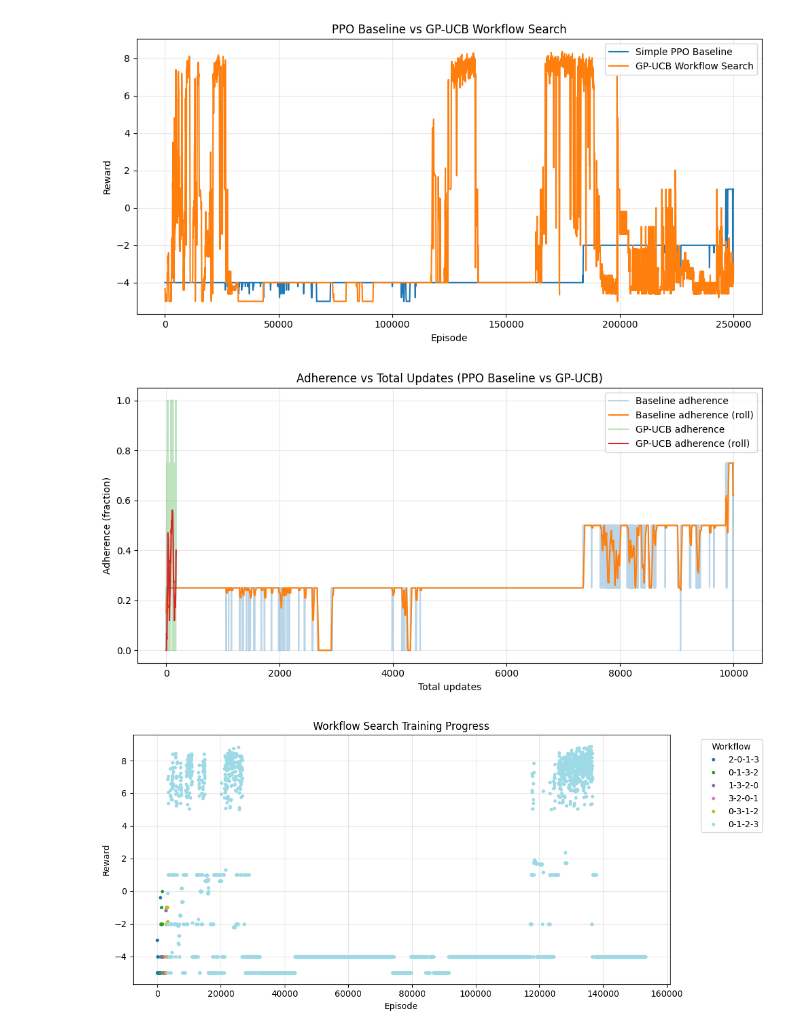
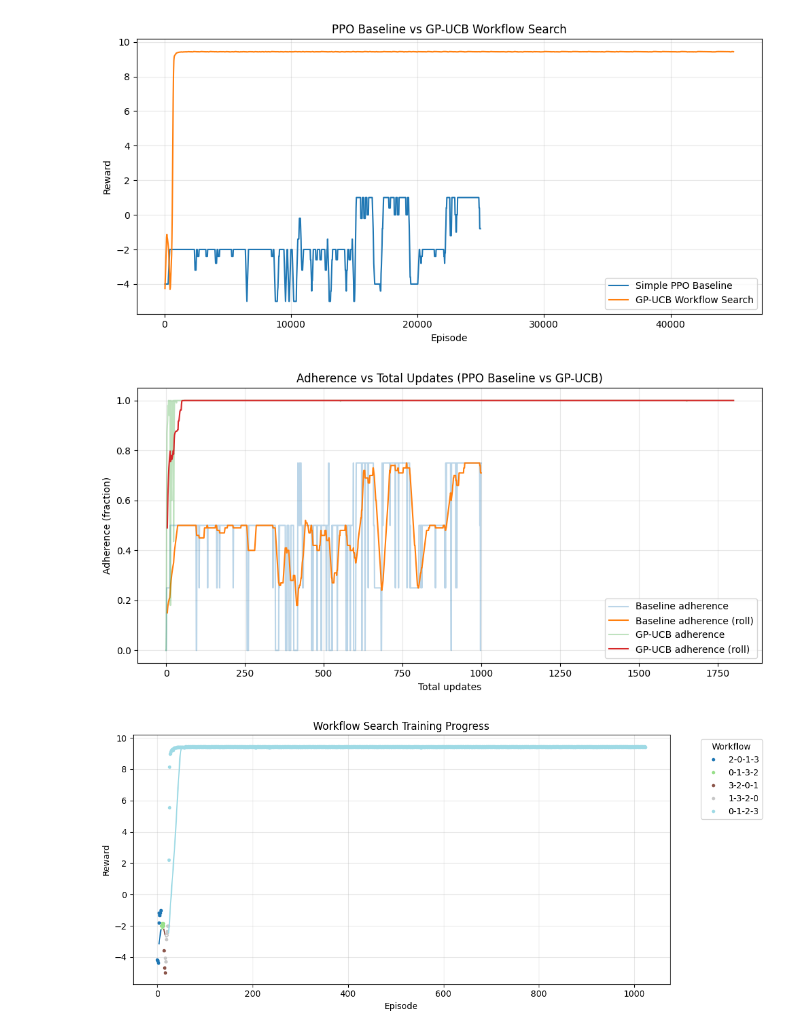
Before and after one commit to Guangyu-Jiang/RL-Workflow-Search, a Jupyter notebook: notebooks/plot_baseline_vs_gpucb.ipynb, the cells around one changed output. Drawn from its saved outputs; the diff is of its cells as text; code cells hidden in the pictures.

```diff
--- a/notebooks/plot_baseline_vs_gpucb.ipynb
+++ b/notebooks/plot_baseline_vs_gpucb.ipynb
@@ -11,11 +11,13 @@ from pathlib import Path
 # Inline plots
 %matplotlib inline
 
-BASELINE_CSV = Path('/home/ubuntu/RL-Workflow-Search/logs/ppo_baseline_diagonal_mp_20250827_225659/updates.csv')
+BASELINE_CSV = Path('/home/ubuntu/RL-Workflow-Search/logs/ppo_baseline_diagonal_mp_20250828_164323/updates.csv')
+BASELINE_CSV = Path('/home/ubuntu/RL-Workflow-Search/logs/baseline_regions_20251027_113406/updates.csv')
 GPUCB_CSV = Path('/home/ubuntu/RL-Workflow-Search/logs/gpucb_diagonal_MainProcess_pid3273252_20250902_041740/updates.csv')
 GPUCB_CSV = Path('/home/ubuntu/RL-Workflow-Search/logs/gpucb_diagonal_revisit_MainProcess_pid3176897_20250904_084854/updates.csv')
 GPUCB_CSV = Path('/home/ubuntu/RL-Workflow-Search/logs/gpucb_diagonal_allowrevisit_MainProcess_pid4017383_20250922_002945/updates.csv')
-
+GPUCB_CSV = Path('/home/ubuntu/RL-Workflow-Search/logs/adh_reward_run_MainProcess_pid1250882_20251027_052139/updates.csv')
+GPUCB_CSV = Path('/home/ubuntu/RL-Workflow-Search/logs/regions_formal_MainProcess_pid1267167_20251027_064738/updates.csv')
 assert BASELINE_CSV.exists(), f"Missing baseline CSV: {BASELINE_CSV}"
 assert GPUCB_CSV.exists(), f"Missing GP-UCB CSV: {GPUCB_CSV}"
 
@@ -173,7 +175,7 @@ plt.grid(True, alpha=0.3)
 plt.tight_layout()
 plt.show()
 # %% [output]
-[figure, old version]
+[figure, new version]
 # %%
 # Plot: Adherence vs total updates
 
@@ -194,35 +196,35 @@ plt.grid(True, alpha=0.3)
 plt.tight_layout()
 plt.show()
 # %% [output]
-[figure, old version]
+[figure, new version]
 # %%
 # Plot: GP-UCB env-only return vs total_update, colored by workflow
 
 if 'workflow' not in gpucb_df.columns:
     print('No workflow column found in GP-UCB CSV; cannot color by workflow.')
 else:
     # Build a color map per workflow string
     workflows = gpucb_df['workflow'].astype(str).unique()
     cmap = plt.cm.get_cmap('tab20', len(workflows))
     wf_to_color = {wf: cmap(i) for i, wf in enumerate(workflows)}
 
     plt.figure(figsize=(11,5))
     for wf in workflows:
         sub = gpucb_df[gpucb_df['workflow'].astype(str) == wf]
-        plt.plot(sub['total_update'][:6000]*25, sub['mean_env_return'][:6000], '.', color=wf_to_color[wf], alpha=1, label=wf)
+        plt.plot(sub['total_update'][:1000], sub['mean_env_return'][:1000], '.', color=wf_to_color[wf], alpha=1, label=wf)
         # Optional: a light rolling line per workflow
         if 'mean_env_return_roll' in sub.columns:
-            plt.plot(sub['total_update'][:6000]*25, sub['mean_env_return_roll'][:6000], color=wf_to_color[wf], alpha=1)
+            plt.plot(sub['total_update'][:1000], sub['mean_env_return_roll'][:1000], color=wf_to_color[wf], alpha=1)
 
     plt.xlabel('Episode')
     plt.ylabel('Reward')
     plt.title('Workflow Search Training Progress')
     plt.legend(title='Workflow', bbox_to_anchor=(1.05, 1), loc='upper left')
     plt.grid(True, alpha=0.3)
     plt.tight_layout()
     plt.show()
 # %% [output]
-[figure, old version]
+[figure, new version]
 # %%
 ## GP-UCB (revisit) vs Baseline
 
```
Also changed, not shown: parts of 4 cells of this notebook, 2 other files.
